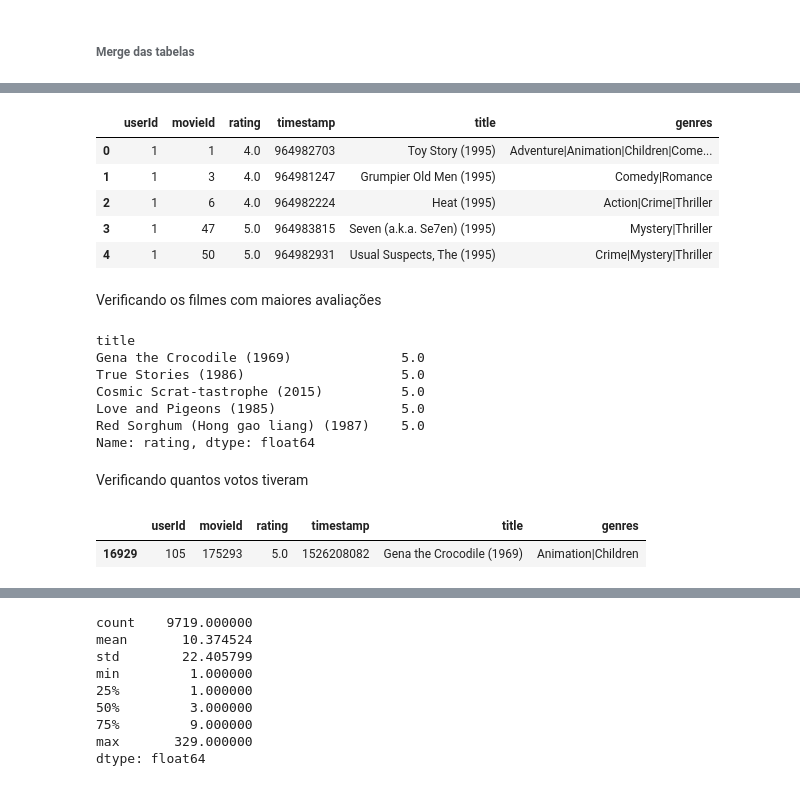
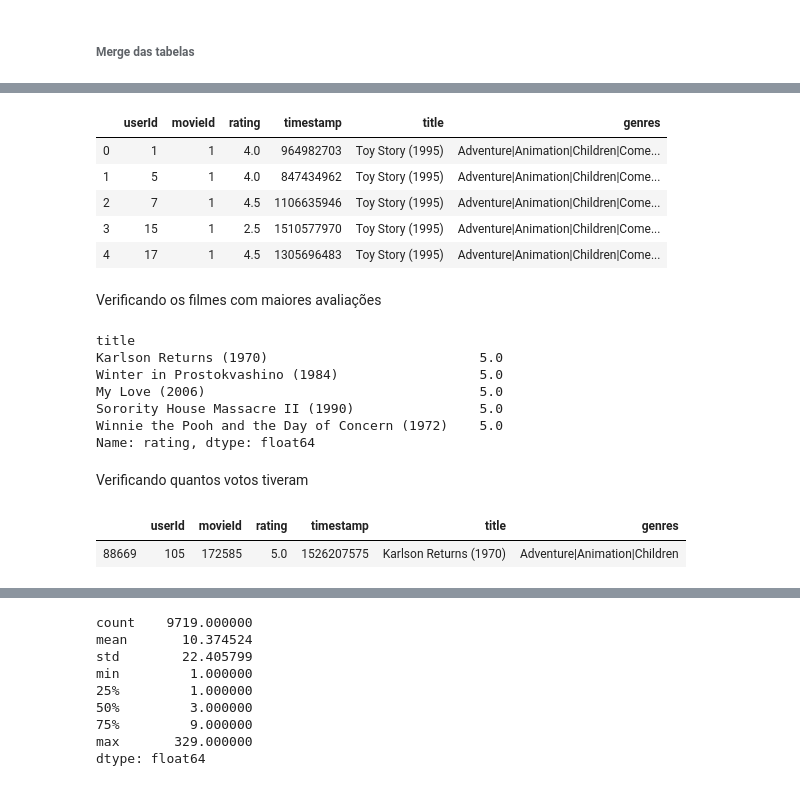
Before and after one commit to fernandoCanuto/ML_Project, a Jupyter notebook: ML_Project.ipynb, the cells around one changed output, grey strips where cells are left out. Drawn from its saved outputs; the diff is of its cells as text; code cells hidden in the pictures.

```diff
--- a/ML_Project.ipynb
+++ b/ML_Project.ipynb
@@ -119 +121,4 @@ Scooby-Doo! Curse of the Lake Monster (2010)    1
 Name: title, Length: 9737, dtype: int64
+# %%
+notas_duplicadas = notas[notas.duplicated(subset="movieId")]['movieId'].tolist()
+notas = notas.query(f'movieId not in {notas_duplicadas}')
@@ -122,31 +174,31 @@ Name: title, Length: 9737, dtype: int64
 # %%
-filmes_notas = notas.merge(filmes, how='left', on='movieId')
+filmes_notas = notas.merge(filmes, on='movieId')
 # %%
 filmes_notas.head()
 # %% [output]
 |  | userId | movieId | rating | timestamp | title | genres |
 | 0 | 1 | 1 | 4.0 | 964982703 | Toy Story (1995) | Adventure|Animation|Children|Come... |
-| 1 | 1 | 3 | 4.0 | 964981247 | Grumpier Old Men (1995) | Comedy|Romance |
-| 2 | 1 | 6 | 4.0 | 964982224 | Heat (1995) | Action|Crime|Thriller |
-| 3 | 1 | 47 | 5.0 | 964983815 | Seven (a.k.a. Se7en) (1995) | Mystery|Thriller |
-| 4 | 1 | 50 | 5.0 | 964982931 | Usual Suspects, The (1995) | Crime|Mystery|Thriller |
+| 1 | 5 | 1 | 4.0 | 847434962 | Toy Story (1995) | Adventure|Animation|Children|Come... |
+| 2 | 7 | 1 | 4.5 | 1106635946 | Toy Story (1995) | Adventure|Animation|Children|Come... |
+| 3 | 15 | 1 | 2.5 | 1510577970 | Toy Story (1995) | Adventure|Animation|Children|Come... |
+| 4 | 17 | 1 | 4.5 | 1305696483 | Toy Story (1995) | Adventure|Animation|Children|Come... |
 # %% [markdown]
 Verificando os filmes com maiores avaliações
 # %%
 filmes_notas.groupby('title')['rating'].mean().sort_values(ascending=False).head()
 # %% [output]
 title
-Gena the Crocodile (1969)              5.0
-True Stories (1986)                    5.0
-Cosmic Scrat-tastrophe (2015)          5.0
-Love and Pigeons (1985)                5.0
-Red Sorghum (Hong gao liang) (1987)    5.0
+Karlson Returns (1970)                           5.0
+Winter in Prostokvashino (1984)                  5.0
+My Love (2006)                                   5.0
+Sorority House Massacre II (1990)                5.0
+Winnie the Pooh and the Day of Concern (1972)    5.0
 Name: rating, dtype: float64
 # %% [markdown]
 Verificando quantos votos tiveram
 # %%
-filmes_notas[filmes_notas.title == 'Gena the Crocodile (1969)']
+filmes_notas[filmes_notas.title == 'Karlson Returns (1970)']
 # %% [output]
 |  | userId | movieId | rating | timestamp | title | genres |
-| 16929 | 105 | 175293 | 5.0 | 1526208082 | Gena the Crocodile (1969) | Animation|Children |
+| 88669 | 105 | 172585 | 5.0 | 1526207575 | Karlson Returns (1970) | Adventure|Animation|Children |
 # %%
```
Also changed, not shown: parts of 48 cells of this notebook.
